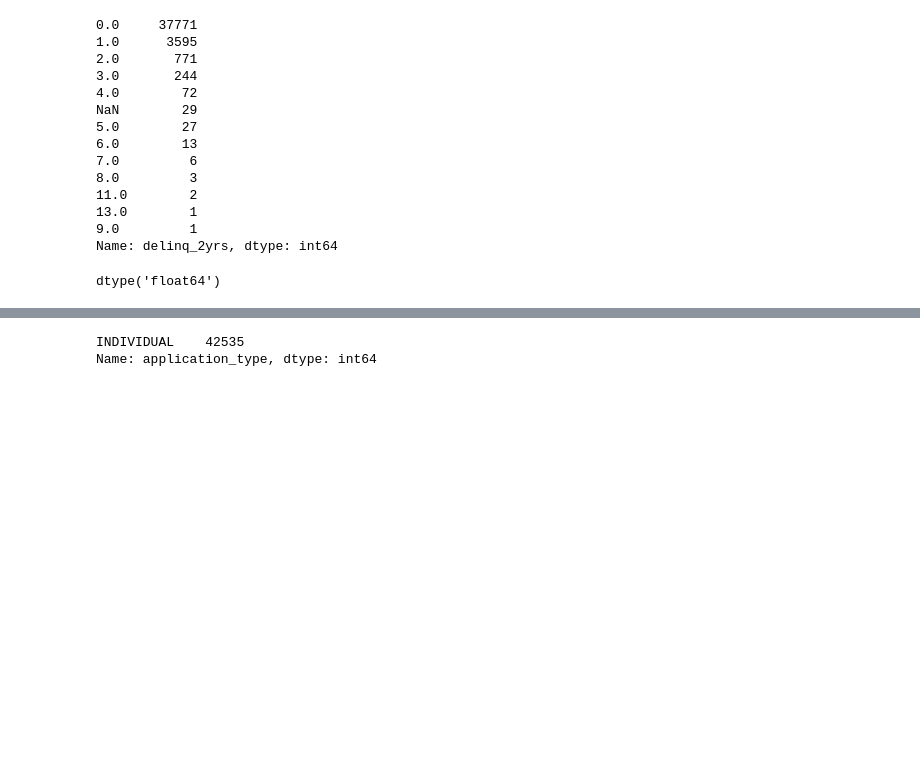
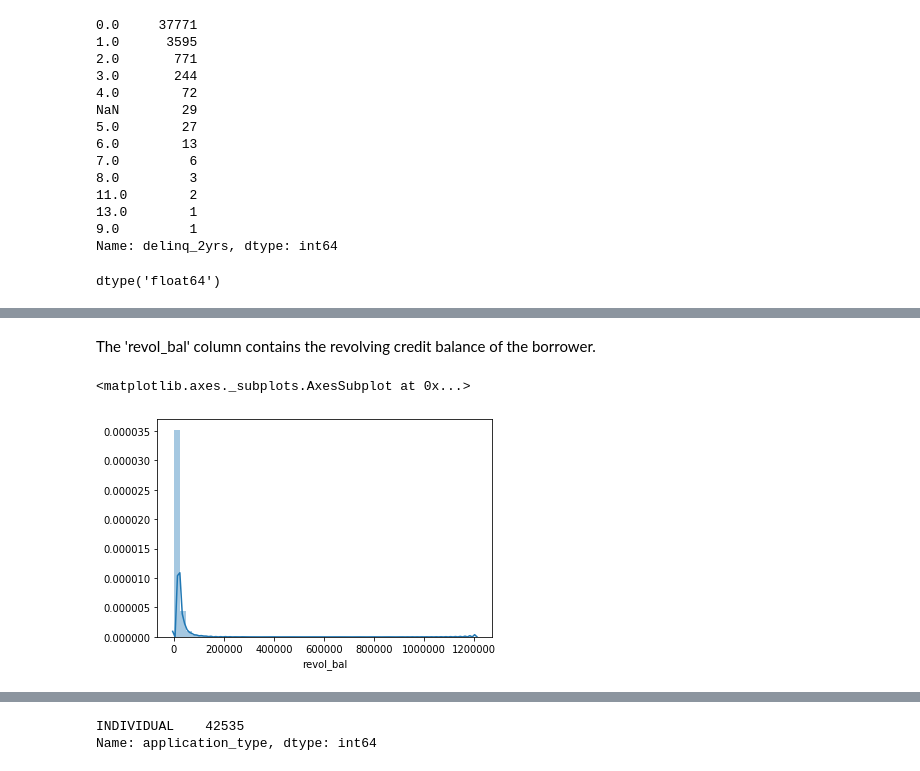
Before and after one commit to annahcasey/dataquest, a Jupyter notebook: machine_learning_project/Predicting_Loan_Repayment.ipynb, the cells around one changed output, grey strips where cells are left out. Saved outputs shown, nothing was run; the diff lists cells and outputs as text; code cells hidden in the pictures; blank space fills up the shorter version.

```diff
--- a/machine_learning_project/Predicting_Loan_Repayment.ipynb
+++ b/machine_learning_project/Predicting_Loan_Repayment.ipynb
@@ -522,0 +544,2 @@ Our next column of interest is 'application_type.'
+# %%
+df['earliest_cr_line'] = pd.to_datetime(df['earliest_cr_line'])
@@ -522,0 +613,7 @@ Our next column of interest is 'application_type.'
+# %% [markdown]
+The 'revol_bal' column contains the revolving credit balance of the borrower.
+# %%
+sns.distplot(df['revol_bal'])
+# %% [output]
+<matplotlib.axes._subplots.AxesSubplot at 0x...>
+[figure, added]
```
Also changed, not shown: parts of 174 cells of this notebook, 1 other file.
